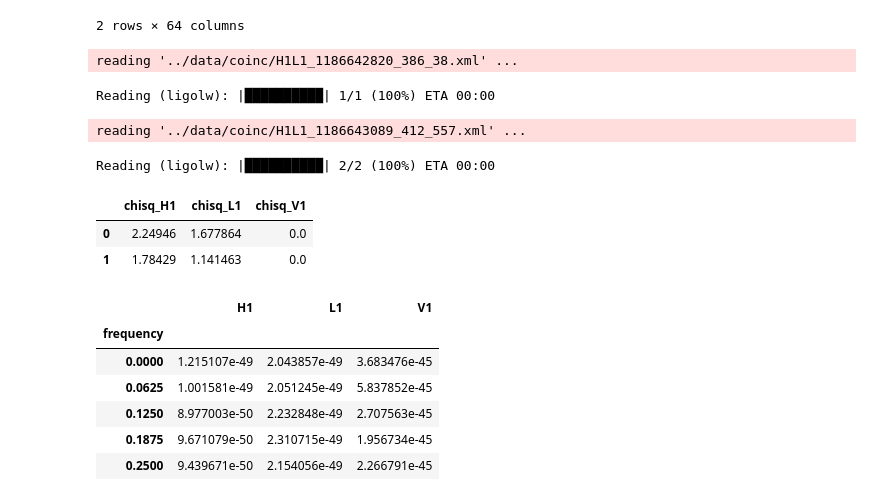
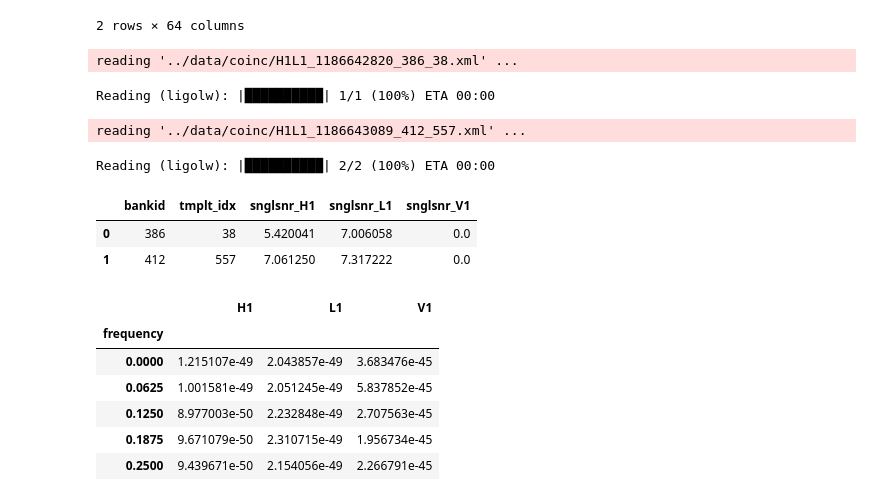
Before and after one commit to tanghyd/spiir-io, a Jupyter notebook: share/notebooks/workflow.ipynb, the cells around one changed output. Cells and saved outputs as stored; diff of their text form; code cells hidden in the pictures.

```diff
--- a/share/notebooks/workflow.ipynb
+++ b/share/notebooks/workflow.ipynb
@@ -38,19 +38,19 @@ df
 # %%
 data = spiir.io.ligolw.load_ligolw_tables(
     paths,
     table="postcoh",
-    columns=["bankid", "tmplt_idx", "snglsnr_H1", "snglsnr_L1", "snglsnr_L1"],
+    columns=["bankid", "tmplt_idx", "snglsnr_H1", "snglsnr_L1", "snglsnr_V1"],
     verbose=True
 )
 data
 # %% [output]
 reading '../data/coinc/H1L1_1186642820_386_38.xml' ...
 Reading (ligolw): |██████████| 1/1 (100%) ETA 00:00
 reading '../data/coinc/H1L1_1186643089_412_557.xml' ...
 Reading (ligolw): |██████████| 2/2 (100%) ETA 00:00
-|  | chisq_H1 | chisq_L1 | chisq_V1 |
-| 0 | 2.24946 | 1.677864 | 0.0 |
-| 1 | 1.78429 | 1.141463 | 0.0 |
+|  | bankid | tmplt_idx | snglsnr_H1 | snglsnr_L1 | snglsnr_V1 |
+| 0 | 386 | 38 | 5.420041 | 7.006058 | 0.0 |
+| 1 | 412 | 557 | 7.061250 | 7.317222 | 0.0 |
 # %%
 # specify paths to coinc.xml files with postcoh tables
 psd_dir = Path("../data/psd/")
```
Also changed, not shown: 1 other file.
